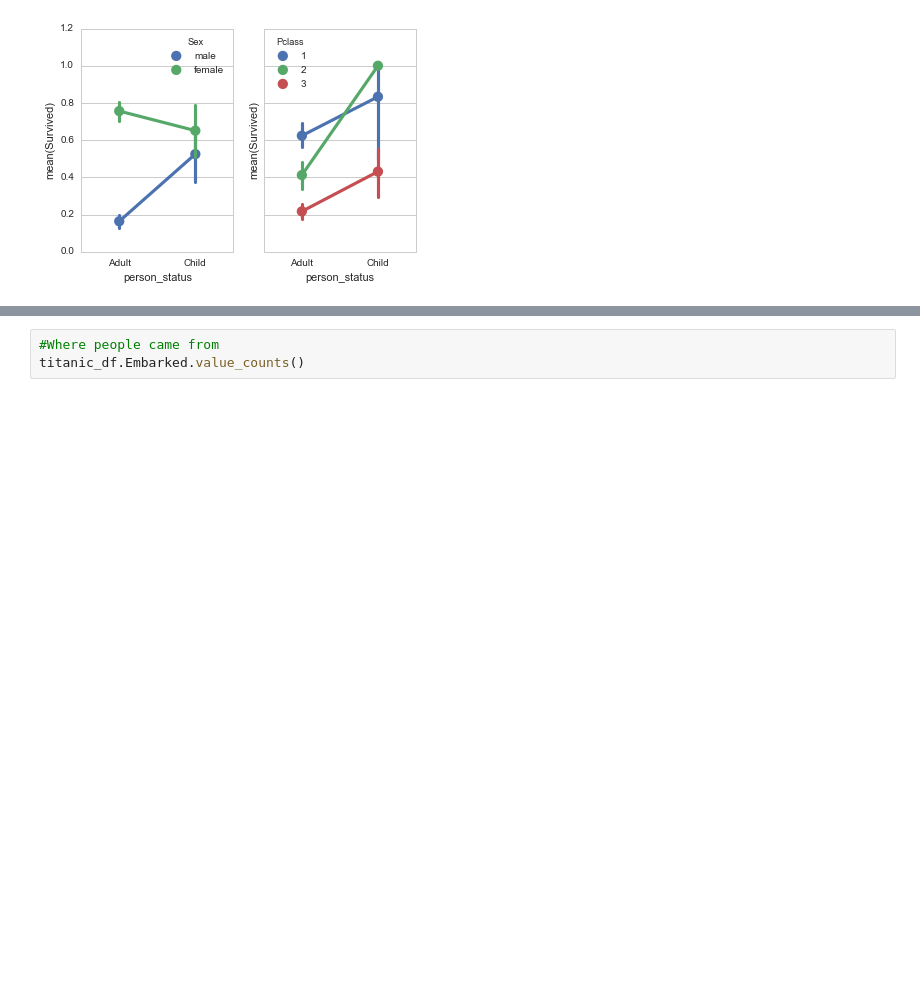
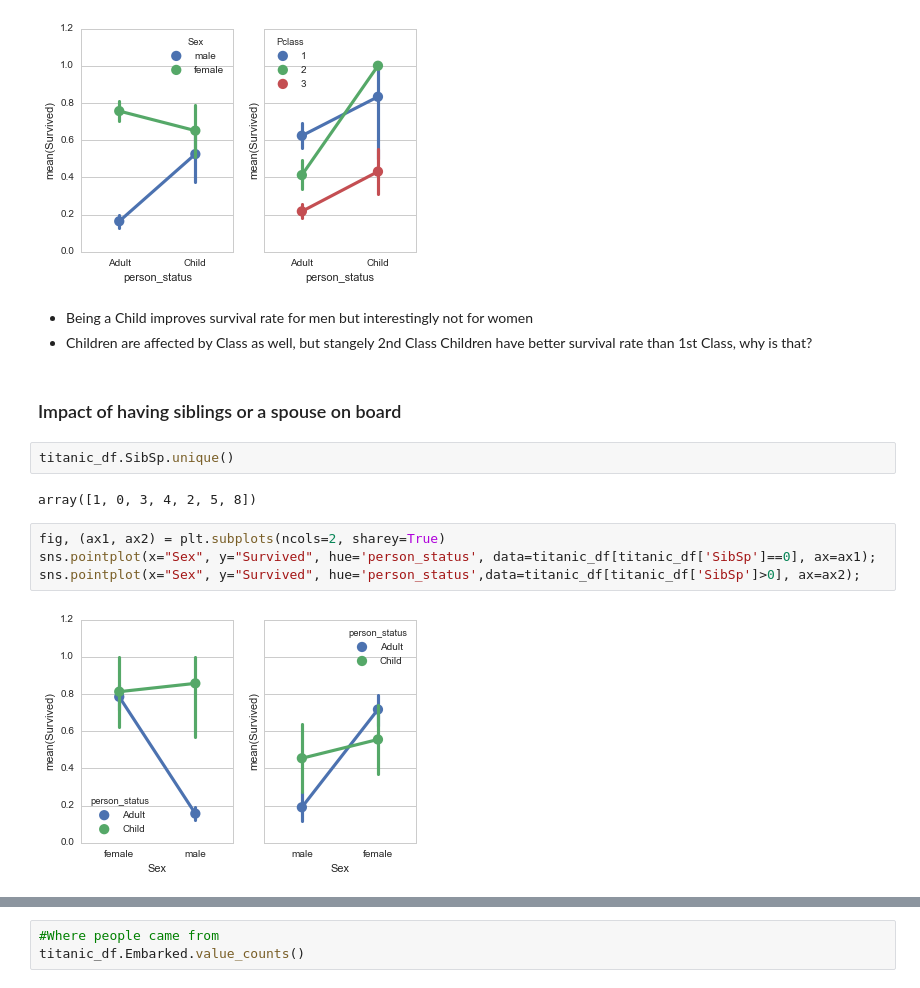
Before and after one commit to bcg0006/titanic_project, a Jupyter notebook: titanic_data_exploration.ipynb, the cells around one changed output, grey strips where cells are left out. Cells and saved outputs as stored; diff of their text form; blank space fills up the shorter version.

```diff
--- a/titanic_data_exploration.ipynb
+++ b/titanic_data_exploration.ipynb
@@ -99,3 +106,18 @@ sns.pointplot(x="person_status", y="Survived", hue='Sex',data=titanic_df, ax=ax1
 sns.pointplot(x="person_status", y="Survived", hue='Pclass',data=titanic_df, ax=ax2);
 # %% [output]
 [figure]
+# %% [markdown]
+- Being a Child improves survival rate for men but interestingly not for women
+- Children are affected by Class as well, but stangely 2nd Class Children have better survival rate than 1st Class, why is that?
+# %% [markdown]
+### Impact of having siblings or a spouse on board
+# %%
+titanic_df.SibSp.unique()
+# %% [output]
+array([1, 0, 3, 4, 2, 5, 8])
+# %%
+fig, (ax1, ax2) = plt.subplots(ncols=2, sharey=True)
+sns.pointplot(x="Sex", y="Survived", hue='person_status', data=titanic_df[titanic_df['SibSp']==0], ax=ax1);
+sns.pointplot(x="Sex", y="Survived", hue='person_status',data=titanic_df[titanic_df['SibSp']>0], ax=ax2);
+# %% [output]
+[figure, added]
```
Also changed, not shown: parts of 12 cells of this notebook.
